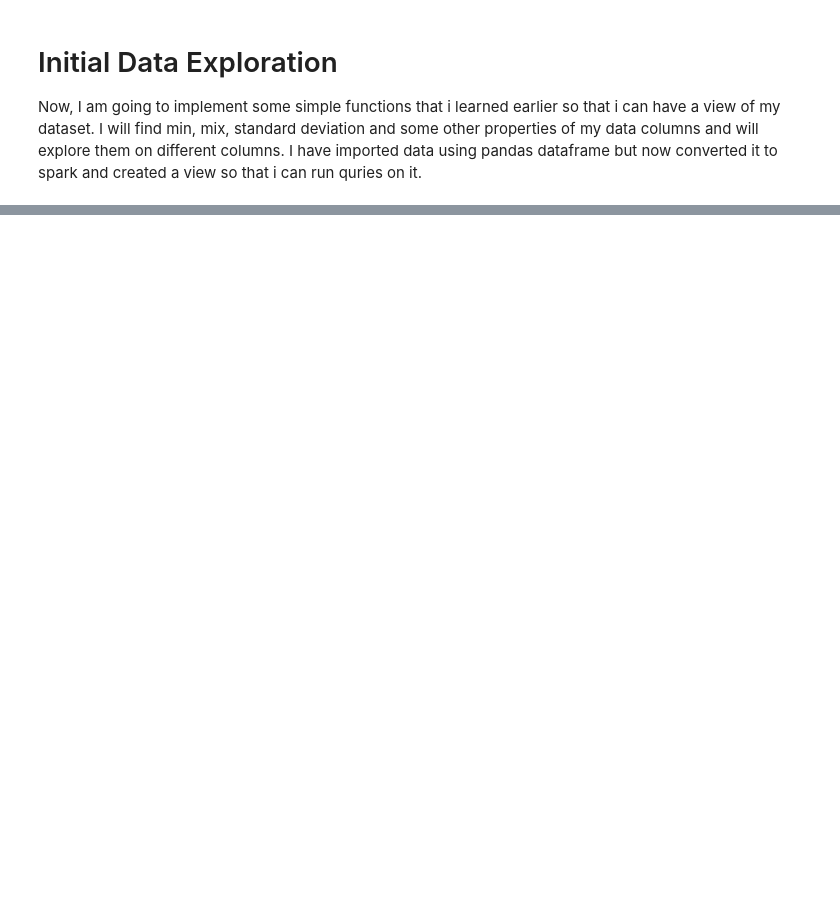
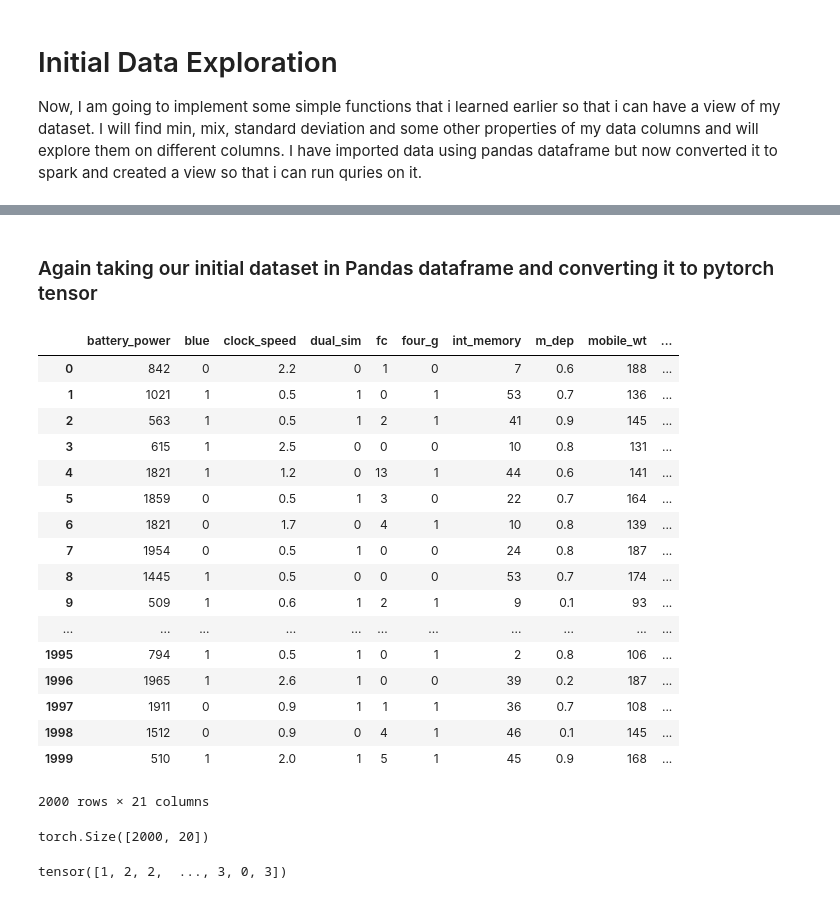
Before and after one commit to ulhaqi12/MobilePriceRangePrediction, a Jupyter notebook: ikram_course4_week1_assignment.ipynb, the cells around one changed output, grey strips where cells are left out. Drawn from its saved outputs; the diff is of its cells as text; code cells hidden in the pictures; blank space fills up the shorter version.

```diff
--- a/ikram_course4_week1_assignment.ipynb
+++ b/ikram_course4_week1_assignment.ipynb
@@ -32,0 +4,25 @@ only showing top 20 rows
+# %%
+import types
+import pandas as pd
+from botocore.client import Config
+import ibm_boto3
+
+def __iter__(self): return 0
+
+# @hidden_cell
+# The following code accesses a file in your IBM Cloud Object Storage. It includes your credentials.
+# You might want to remove those credentials before you share the notebook.
+client_3c4c594765474e10870775abb04cbf2f = ibm_boto3.client(service_name='s3',
+    ibm_api_key_id='QoPFoBkCOcy5_z9sCxxIlro_taDDVczipnPs_wXceqeF',
+    ibm_auth_endpoint="https://iam.ng.bluemix.net/oidc/token",
+    config=Config(signature_version='oauth'),
+    endpoint_url='https://s3-api.us-geo.objectstorage.service.networklayer.com')
+
+body = client_3c4c594765474e10870775abb04cbf2f.get_object(Bucket='defaultikram-donotdelete-pr-ht8dbkrt3n4iv5',Key='train.csv')['Body']
+# add missing __iter__ method, so pandas accepts body as file-like object
+if not hasattr(body, "__iter__"): body.__iter__ = types.MethodType( __iter__, body )
+
+df_data_1 = pd.read_csv(body)
+df_data_1.head()
+
+print(type(df_data_1))
@@ -110,0 +436,23 @@ AnalysisException: 'Table or view not found: washing; line 1 pos 65'
+# %% [markdown]
+### Again taking our initial dataset in Pandas dataframe and converting it to pytorch tensor
+# %%
+df_data_1
+# %% [output]
+|  | battery_power | blue | clock_speed | dual_sim | fc | four_g | int_memory | m_dep | mobile_wt | ... |
+| 0 | 842 | 0 | 2.2 | 0 | 1 | 0 | 7 | 0.6 | 188 | ... |
+| 1 | 1021 | 1 | 0.5 | 1 | 0 | 1 | 53 | 0.7 | 136 | ... |
+| 2 | 563 | 1 | 0.5 | 1 | 2 | 1 | 41 | 0.9 | 145 | ... |
+| 3 | 615 | 1 | 2.5 | 0 | 0 | 0 | 10 | 0.8 | 131 | ... |
+| 4 | 1821 | 1 | 1.2 | 0 | 13 | 1 | 44 | 0.6 | 141 | ... |
+| 5 | 1859 | 0 | 0.5 | 1 | 3 | 0 | 22 | 0.7 | 164 | ... |
+| 6 | 1821 | 0 | 1.7 | 0 | 4 | 1 | 10 | 0.8 | 139 | ... |
+| 7 | 1954 | 0 | 0.5 | 1 | 0 | 0 | 24 | 0.8 | 187 | ... |
+| 8 | 1445 | 1 | 0.5 | 0 | 0 | 0 | 53 | 0.7 | 174 | ... |
+| 9 | 509 | 1 | 0.6 | 1 | 2 | 1 | 9 | 0.1 | 93 | ... |
+| ... | ... | ... | ... | ... | ... | ... | ... | ... | ... | ... |
+| 1995 | 794 | 1 | 0.5 | 1 | 0 | 1 | 2 | 0.8 | 106 | ... |
+| 1996 | 1965 | 1 | 2.6 | 1 | 0 | 0 | 39 | 0.2 | 187 | ... |
+| 1997 | 1911 | 0 | 0.9 | 1 | 1 | 1 | 36 | 0.7 | 108 | ... |
+| 1998 | 1512 | 0 | 0.9 | 0 | 4 | 1 | 46 | 0.1 | 145 | ... |
+| 1999 | 510 | 1 | 2.0 | 1 | 5 | 1 | 45 | 0.9 | 168 | ... |
+2000 rows × 21 columns
@@ -110,0 +464,12 @@ AnalysisException: 'Table or view not found: washing; line 1 pos 65'
+# %%
+label_df = df_data_1['price_range']
+df_train_new = df_data_1.drop(labels='price_range', axis=1)
+
+train_data = torch.tensor(df_train_new.values)
+print(train_data.shape)
+
+train_label = torch.tensor(label_df.values)
+train_label
+# %% [output]
+torch.Size([2000, 20])
+tensor([1, 2, 2,  ..., 3, 0, 3])
```
Also changed, not shown: parts of 36 cells of this notebook.
